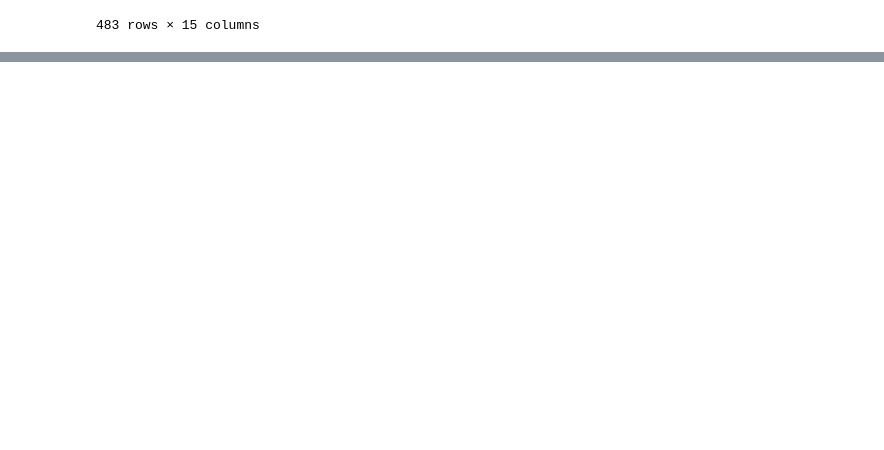
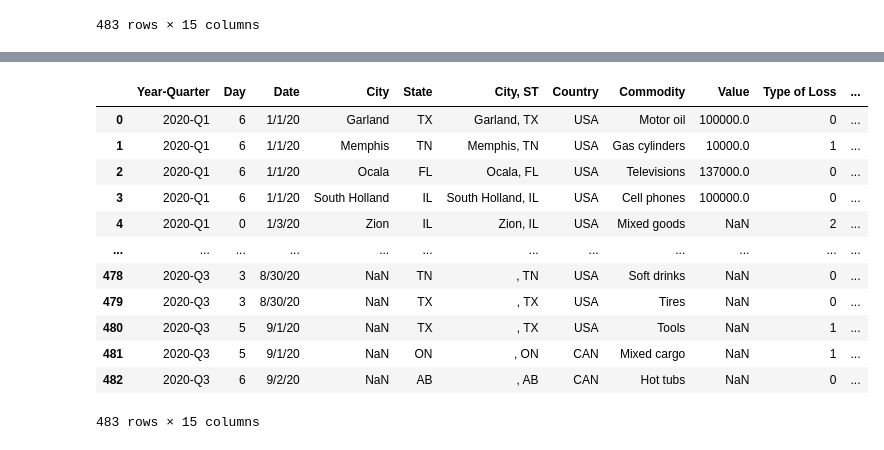
Before and after one commit to bettyphh/North-America-Theft-Intel, a Jupyter notebook: notebooks/Theft Data Correlation.ipynb, the cells around one changed output, grey strips where cells are left out. Saved outputs shown, nothing was run; the diff lists cells and outputs as text; code cells hidden in the pictures; blank space fills up the shorter version.

```diff
--- a/notebooks/Theft Data Correlation.ipynb
+++ b/notebooks/Theft Data Correlation.ipynb
@@ -58,5 +71,4 @@ df.groupby(['Day','Type of Loss']).count()['Date'].unstack().reindex(weekdays).p
 # %%
 # value: change str to int
-df['Value'] = df['Value'].replace('', np.nan)
-# df['Value'] = df['Value'].astype(str).astype(float)
+df['Value'] = df['Value'].astype(float)
 # %%
@@ -84,0 +98,16 @@ df_new = df.replace({'Day': day, 'General Category': category, 'Location': locat
+# %%
+df
+# %% [output]
+|  | Year-Quarter | Day | Date | City | State | City, ST | Country | Commodity | Value | Type of Loss | ... |
+| 0 | 2020-Q1 | 6 | 1/1/20 | Garland | TX | Garland, TX | USA | Motor oil | 100000.0 | 0 | ... |
+| 1 | 2020-Q1 | 6 | 1/1/20 | Memphis | TN | Memphis, TN | USA | Gas cylinders | 10000.0 | 1 | ... |
+| 2 | 2020-Q1 | 6 | 1/1/20 | Ocala | FL | Ocala, FL | USA | Televisions | 137000.0 | 0 | ... |
+| 3 | 2020-Q1 | 6 | 1/1/20 | South Holland | IL | South Holland, IL | USA | Cell phones | 100000.0 | 0 | ... |
+| 4 | 2020-Q1 | 0 | 1/3/20 | Zion | IL | Zion, IL | USA | Mixed goods | NaN | 2 | ... |
+| ... | ... | ... | ... | ... | ... | ... | ... | ... | ... | ... | ... |
+| 478 | 2020-Q3 | 3 | 8/30/20 | NaN | TN | , TN | USA | Soft drinks | NaN | 0 | ... |
+| 479 | 2020-Q3 | 3 | 8/30/20 | NaN | TX | , TX | USA | Tires | NaN | 0 | ... |
+| 480 | 2020-Q3 | 5 | 9/1/20 | NaN | TX | , TX | USA | Tools | NaN | 1 | ... |
+| 481 | 2020-Q3 | 5 | 9/1/20 | NaN | ON | , ON | CAN | Mixed cargo | NaN | 1 | ... |
+| 482 | 2020-Q3 | 6 | 9/2/20 | NaN | AB | , AB | CAN | Hot tubs | NaN | 0 | ... |
+483 rows × 15 columns
```
Also changed, not shown: parts of 8 cells of this notebook.
